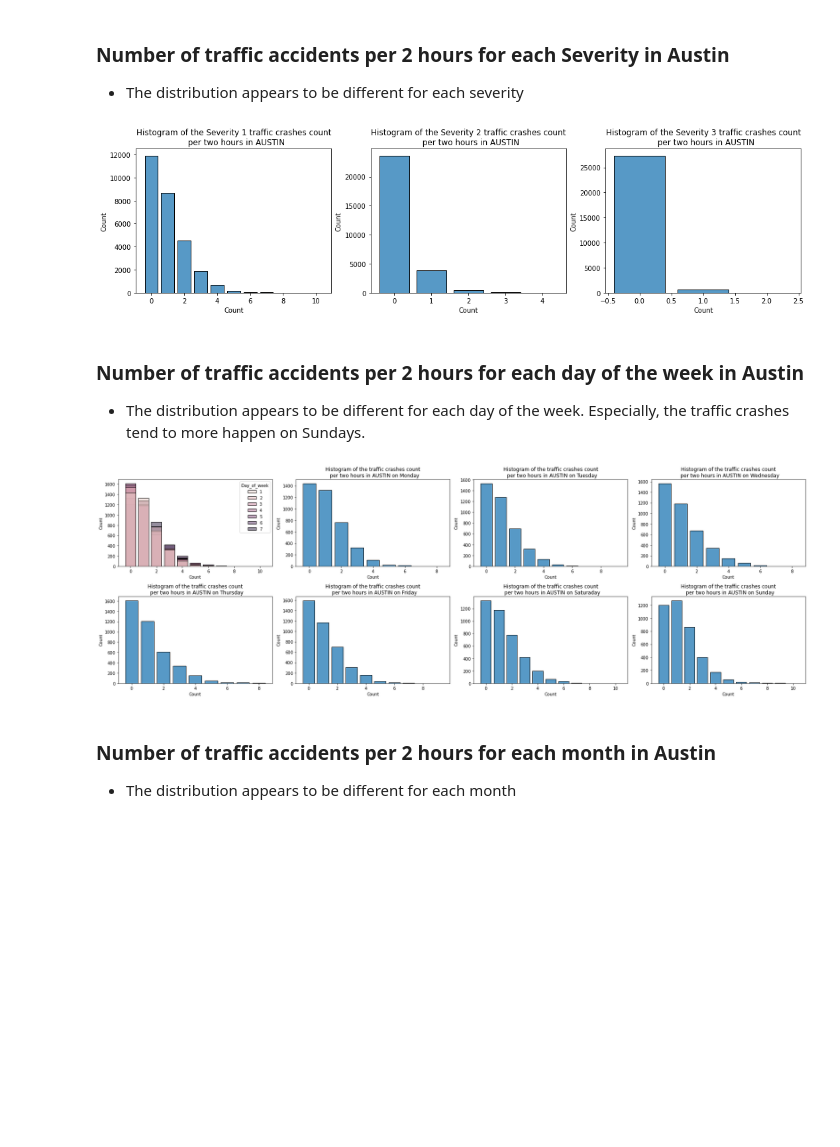
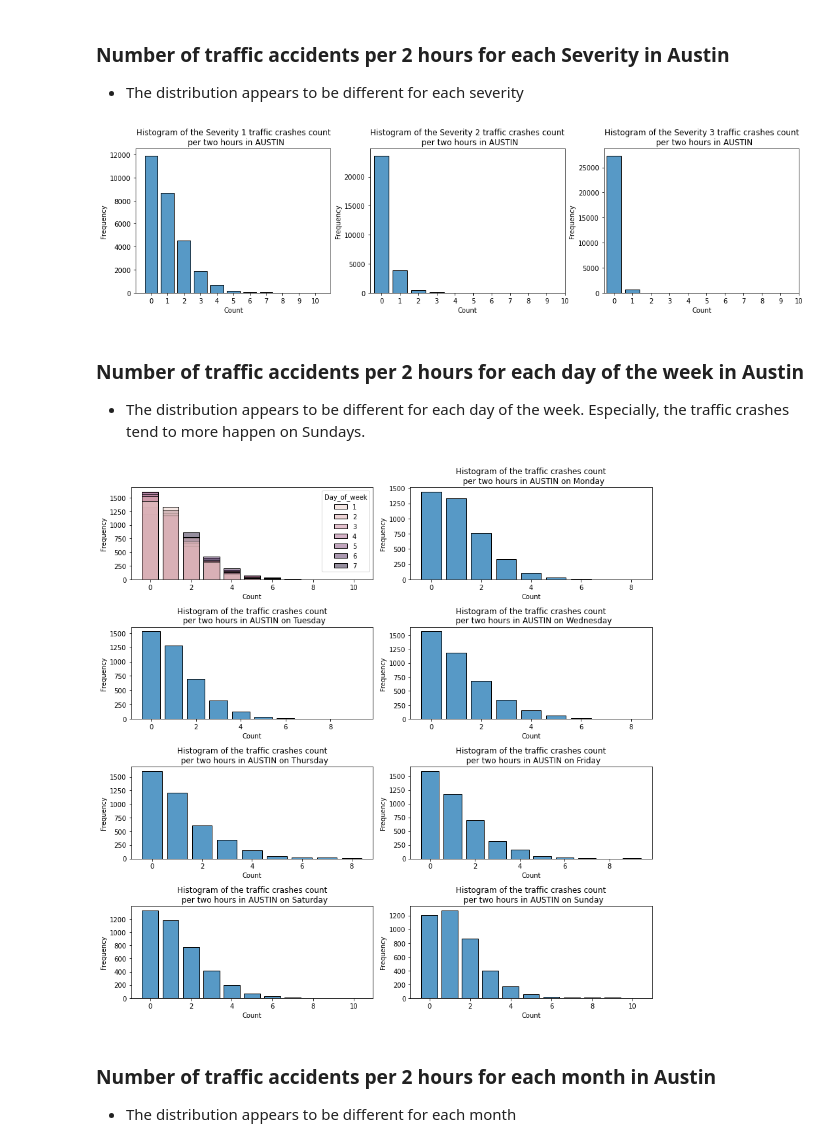
Before and after one commit to kosawa26/Capstone, a Jupyter notebook: GLM.ipynb, the cells around one changed output. Drawn from its saved outputs; the diff is of its cells as text; code cells hidden in the pictures; blank space fills up the shorter version.

```diff
--- a/GLM.ipynb
+++ b/GLM.ipynb
@@ -252,11 +255,17 @@ sns.histplot(Austin_severity[(Austin_severity.Severity==1)].Count, discrete=True
 sns.histplot(Austin_severity[(Austin_severity.Severity==2)].Count, discrete=True, shrink=0.8, ax=axes[1])
 sns.histplot(Austin_severity[(Austin_severity.Severity==3)].Count, discrete=True, shrink=0.8, ax=axes[2])
 axes[0].set_title("Histogram of the Severity 1 traffic crashes count\n  per two hours in AUSTIN")
+axes[0].set_xticks(range(11))
+axes[0].set_ylabel("Frequency")
 axes[1].set_title("Histogram of the Severity 2 traffic crashes count\n  per two hours in AUSTIN")
+axes[1].set_xticks(range(11))
+axes[1].set_ylabel("Frequency")
 axes[2].set_title("Histogram of the Severity 3 traffic crashes count\n  per two hours in AUSTIN")
+axes[2].set_xticks(range(11))
+axes[2].set_ylabel("Frequency")
 plt.show()
 # %% [output]
-[figure, old version]
+[figure, new version]
 # %% [markdown]
 ### Number of traffic accidents per 2 hours for each day of the week in Austin
 * The distribution appears to be different for each day of the week. Especially, the traffic crashes tend to more happen on Sundays.
@@ -264,18 +273,20 @@ plt.show()
 Austin_dof = Austin[["Year", "Month", "Day", "Time_frame", "Day_of_week", "Count"]].groupby(
     ["Year", "Month", "Day", "Time_frame", "Day_of_week"]).sum().reset_index(level="Day_of_week")
 # %%
-dof_dict = {1:"Monday", 2:"Tuesday", 3:"Wednesday", 4:"Thursday", 5:"Friday", 6: "Saturaday", 7:"Sunday"}
-fig, axes = plt.subplots(2,4, figsize=(24, 8))
+dof_dict = {1:"Monday", 2:"Tuesday", 3:"Wednesday", 4:"Thursday", 5:"Friday", 6: "Saturday", 7:"Sunday"}
+fig, axes = plt.subplots(4,2, figsize=(12, 12))
 sns.histplot(data=Austin_dof, x="Count", hue="Day_of_week", discrete=True, shrink=0.8, ax=axes[0][0])
+axes[0][0].set_ylabel("Frequency")
 for dof in range(1, 8):
-    i = dof // 4
-    j = dof % 4
+    i = dof // 2
+    j = dof % 2
     sns.histplot(data=Austin_dof[Austin_dof.Day_of_week==dof], x="Count", discrete=True, shrink=0.8, ax=axes[i][j])
     axes[i][j].set_title(f"Histogram of the traffic crashes count\n  per two hours in AUSTIN on {dof_dict[dof]}")
+    axes[i][j].set_ylabel("Frequency")
 plt.tight_layout()
 plt.show()
 # %% [output]
-[figure, old version]
+[figure, new version]
 # %% [markdown]
 ### Number of traffic accidents per 2 hours for each month in Austin
 * The distribution appears to be different for each month
```
Also changed, not shown: parts of 7 cells of this notebook, 5 other files.
